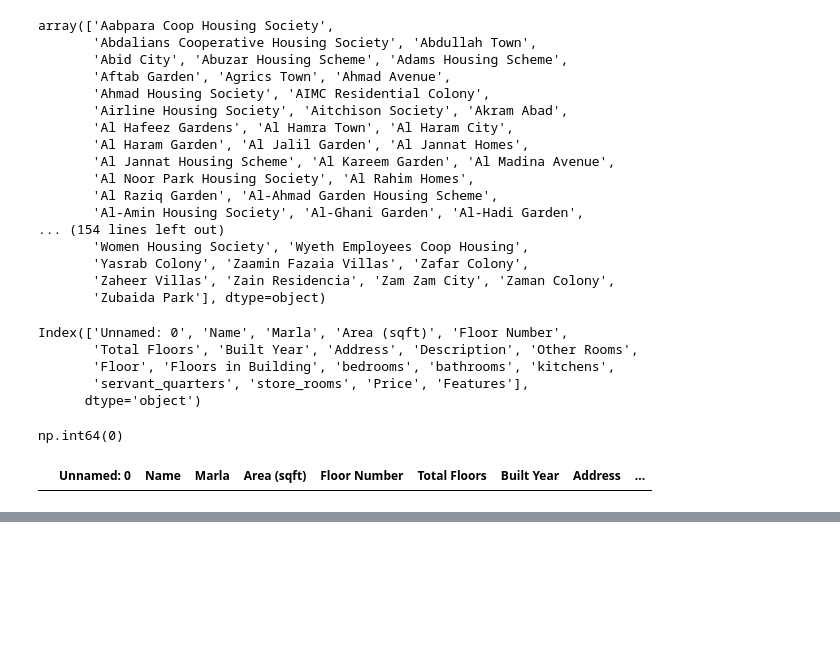
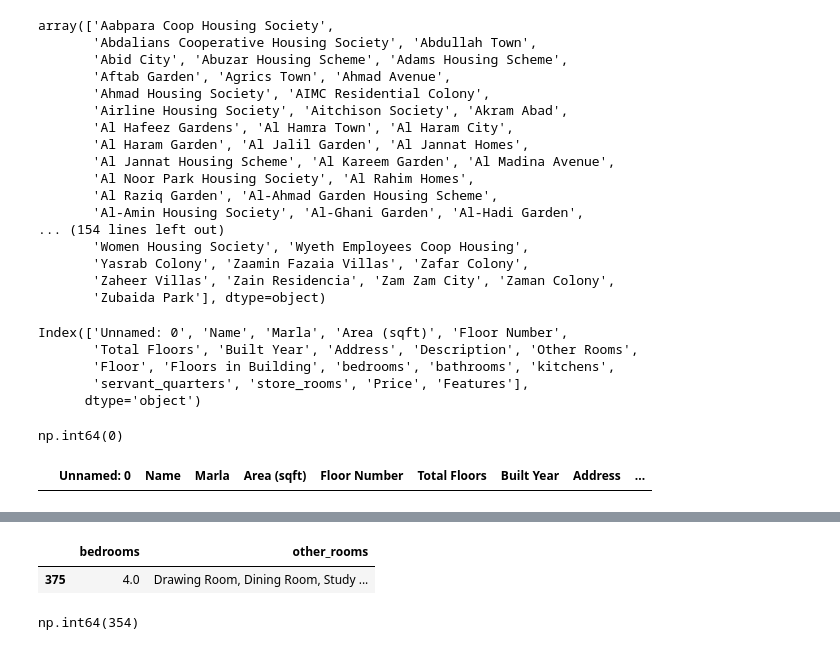
Before and after one commit to zeeshanAhmed2798/real-estate-ml-project, a Jupyter notebook: Data Cleaning/lahore_flats_cleaning.ipynb, the cells around one changed output, grey strips where cells are left out. Saved outputs shown, nothing was run; the diff lists cells and outputs as text; code cells hidden in the pictures; blank space fills up the shorter version.

```diff
--- a/Data Cleaning/lahore_flats_cleaning.ipynb
+++ b/Data Cleaning/lahore_flats_cleaning.ipynb
@@ -1032,0 +1199,2 @@ df.to_csv("2nd_video_hald.csv")
+# %%
+df = df.rename(columns={"Other Rooms": "other_rooms"})
@@ -1032,0 +1220,22 @@ df.to_csv("2nd_video_hald.csv")
+# %%
+import pandas as pd
+
+all_rooms = [
+    "Servant Quarters", "Drawing Room", "Dining Room", "Store Rooms",
+    "Lounge or Sitting Room", "Laundry Room", "Study Room",
+    "Prayer Room", "Powder Room", "Gym", "Steam Room", "Other Rooms",
+    "Bedrooms", "Kitchens", "Bathrooms"
+]
+
+skip = {"Bedrooms", "Bathrooms", "Kitchens", "Servant Quarters", "Store Rooms"}
+rooms_to_add = [r for r in all_rooms if r not in skip and r not in df.columns]
+
+def split_rooms(s):
+    if pd.isna(s):
+        return []
+    return [x.strip() for x in str(s).split(",") if x.strip()]
+
+rooms_list = df["other_rooms"].apply(split_rooms)
+
+for room in rooms_to_add:
+    df[room] = rooms_list.apply(lambda lst: 1 if room in lst else 0)
@@ -1032,0 +1253,9 @@ df.to_csv("2nd_video_hald.csv")
+# %%
+df[['bedrooms','other_rooms']].sample(1)
+# %% [output]
+|  | bedrooms | other_rooms |
+| 375 | 4.0 | Drawing Room, Dining Room, Study ... |
+# %%
+df['bedrooms'].isna().sum()
+# %% [output]
+np.int64(354)
```
Also changed, not shown: parts of 27 cells of this notebook.
